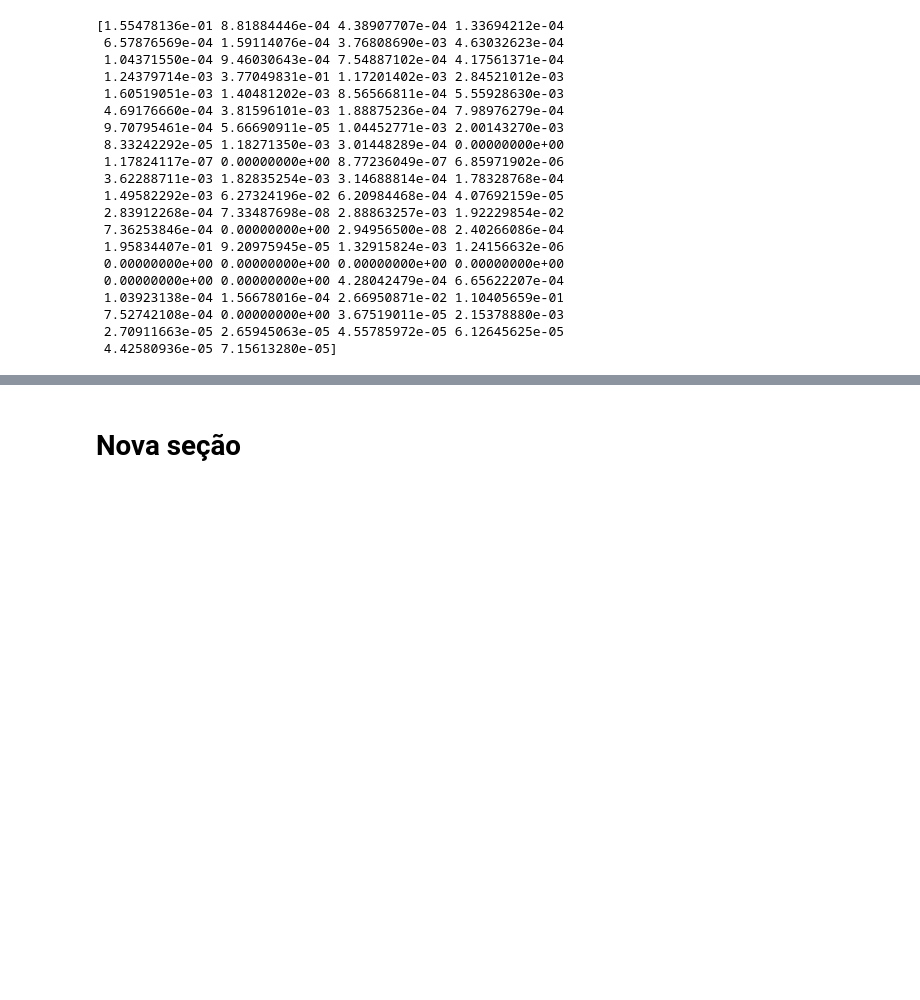
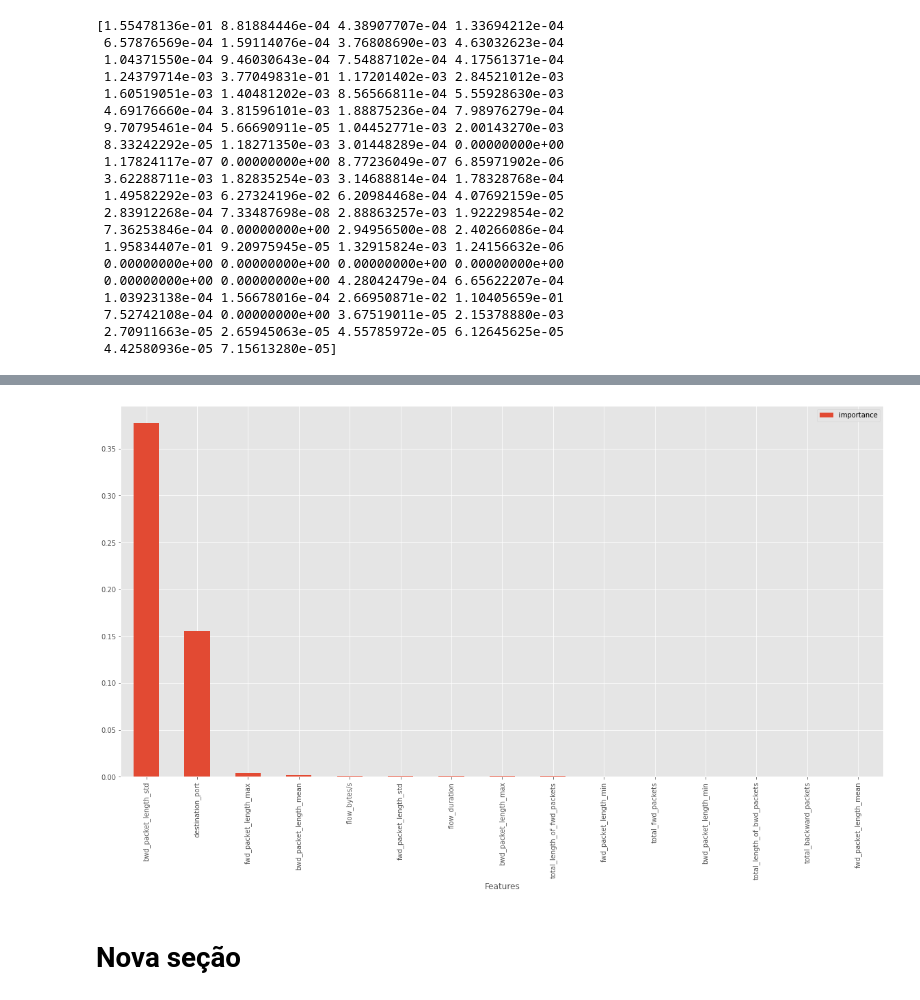
Before and after one commit to modelonulo/ml-based-intrusion-detection-system, a Jupyter notebook: ml_ids_colab.ipynb, the cells around one changed output, grey strips where cells are left out. Drawn from its saved outputs; the diff is of its cells as text; code cells hidden in the pictures; blank space fills up the shorter version.

```diff
--- a/ml_ids_colab.ipynb
+++ b/ml_ids_colab.ipynb
@@ -325,3 +326,9 @@ features_values_importance.head(25)
+# %%
+plt.style.use('ggplot')
+plt.rcParams['figure.figsize'] = (20, 10)
+features_values_importance.plot.bar();
+# %% [output]
+[figure, added]
 # %% [markdown]
 # Nova seção
 # %% [markdown]
```
Also changed, not shown: parts of 3 cells of this notebook.
